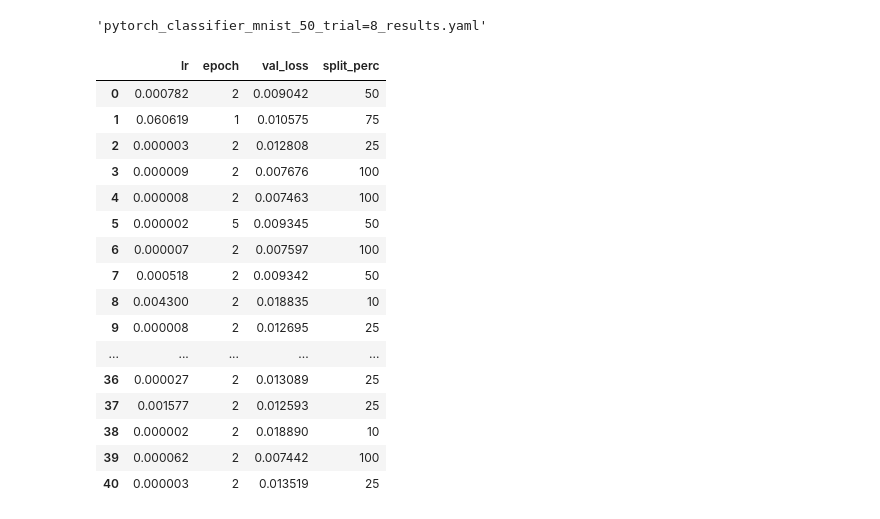
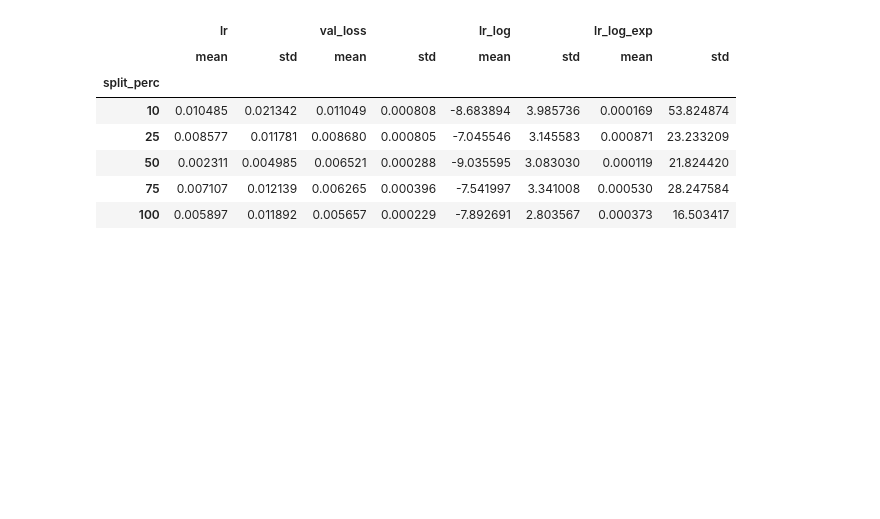
Before and after one commit to apalermo01/hyperparameter-tuning, a Jupyter notebook: Analyze single LR results 20241109.ipynb, the cells around one changed output. Drawn from its saved outputs; the diff is of its cells as text; code cells hidden in the pictures; blank space fills up the shorter version.

```diff
--- a/Analyze single LR results 20241109.ipynb
+++ b/Analyze single LR results 20241109.ipynb
@@ -16,8 +11,4 @@ with open(os.path.join(root, files[0]), "r") as f:
     res = yaml.safe_load(f)
-# %%
-files[0]
-# %% [output]
-'pytorch_classifier_mnist_50_trial=8_results.yaml'
 # %%
 def get_best_lrs(root):
     results = []
@@ -38,20 +38,17 @@ results_df = pd.DataFrame(results)
-# %%
-results_df
-# %% [output]
-|  | lr | epoch | val_loss | split_perc |
-| 0 | 0.000782 | 2 | 0.009042 | 50 |
-| 1 | 0.060619 | 1 | 0.010575 | 75 |
-| 2 | 0.000003 | 2 | 0.012808 | 25 |
-| 3 | 0.000009 | 2 | 0.007676 | 100 |
-| 4 | 0.000008 | 2 | 0.007463 | 100 |
-| 5 | 0.000002 | 5 | 0.009345 | 50 |
-| 6 | 0.000007 | 2 | 0.007597 | 100 |
-| 7 | 0.000518 | 2 | 0.009342 | 50 |
-| 8 | 0.004300 | 2 | 0.018835 | 10 |
-| 9 | 0.000008 | 2 | 0.012695 | 25 |
-| ... | ... | ... | ... | ... |
-| 36 | 0.000027 | 2 | 0.013089 | 25 |
-| 37 | 0.001577 | 2 | 0.012593 | 25 |
-| 38 | 0.000002 | 2 | 0.018890 | 10 |
-| 39 | 0.000062 | 2 | 0.007442 | 100 |
-| 40 | 0.000003 | 2 | 0.013519 | 25 |
+# %%
+results_agg = results[['lr', 'lr_log', 'val_loss', 'split_perc']].groupby('split_perc').agg(
+    {"lr": ["mean", "std"],
+     "val_loss": ["mean", "std"],
+     "lr_log": ["mean", "std"]})
+results_agg['lr_log_exp', 'mean'] = np.exp(results_agg['lr_log', 'mean'])
+results_agg['lr_log_exp', 'std'] = np.exp(results_agg['lr_log', 'std'])
+results_agg
+# %% [output]
+|  | lr |  | val_loss |  | lr_log |  | lr_log_exp |  |
+|  | mean | std | mean | std | mean | std | mean | std |
+| split_perc |  |  |  |  |  |  |  |  |
+| 10 | 0.010485 | 0.021342 | 0.011049 | 0.000808 | -8.683894 | 3.985736 | 0.000169 | 53.824874 |
+| 25 | 0.008577 | 0.011781 | 0.008680 | 0.000805 | -7.045546 | 3.145583 | 0.000871 | 23.233209 |
+| 50 | 0.002311 | 0.004985 | 0.006521 | 0.000288 | -9.035595 | 3.083030 | 0.000119 | 21.824420 |
+| 75 | 0.007107 | 0.012139 | 0.006265 | 0.000396 | -7.541997 | 3.341008 | 0.000530 | 28.247584 |
+| 100 | 0.005897 | 0.011892 | 0.005657 | 0.000229 | -7.892691 | 2.803567 | 0.000373 | 16.503417 |
```
Also changed, not shown: parts of 6 cells of this notebook, 7 other files.
